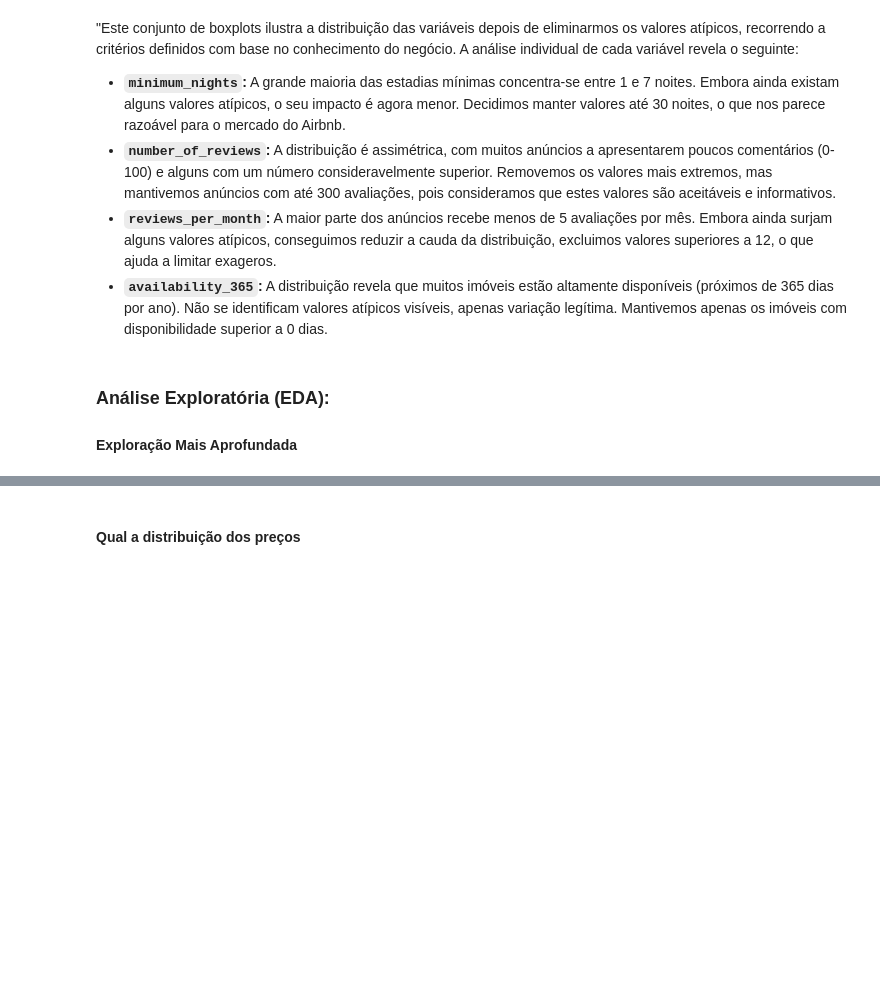
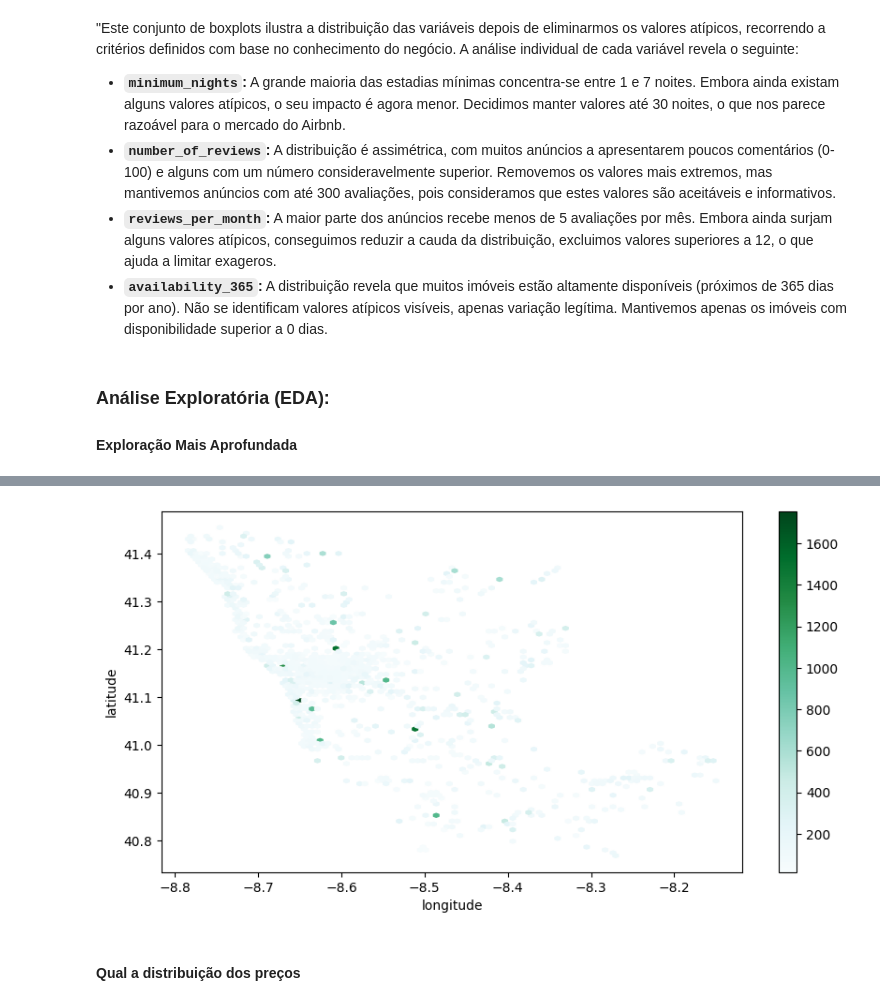
Before and after one commit to ludovina-magalhaes/Airbnb-Porto, a Jupyter notebook: Airbnb-Porto.ipynb, the cells around one changed output, grey strips where cells are left out. Saved outputs shown, nothing was run; the diff lists cells and outputs as text; code cells hidden in the pictures; blank space fills up the shorter version.

```diff
--- a/Airbnb-Porto.ipynb
+++ b/Airbnb-Porto.ipynb
@@ -322,3 +347,8 @@ A análise individual de cada variável revela o seguinte:
+# %%
+# plotar gráfico hexabinário
+df.plot.hexbin(x = 'longitude', y='latitude', C='price', figsize=(10,5));
+# %% [output]
+[figure, added]
 # %% [markdown]
 #### Qual a distribuição dos preços
 # %%
```
Also changed, not shown: parts of 16 cells of this notebook, 1 other file.
